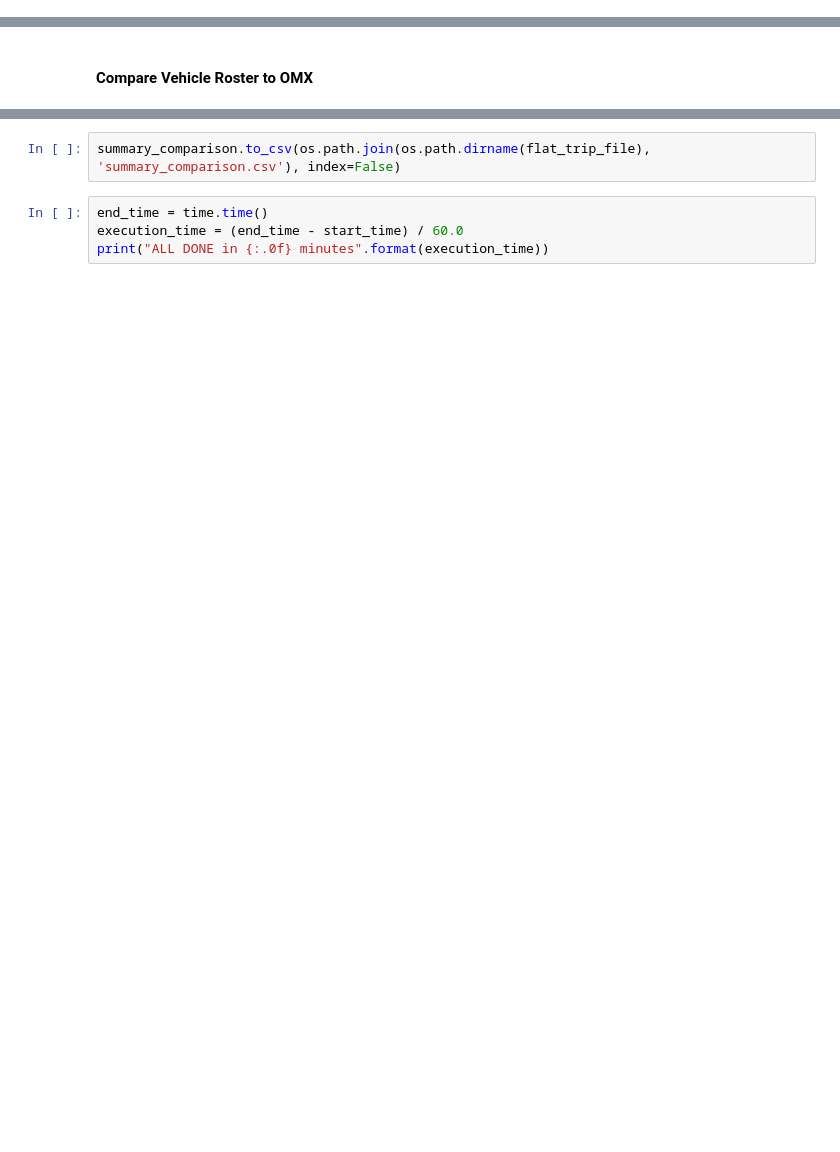
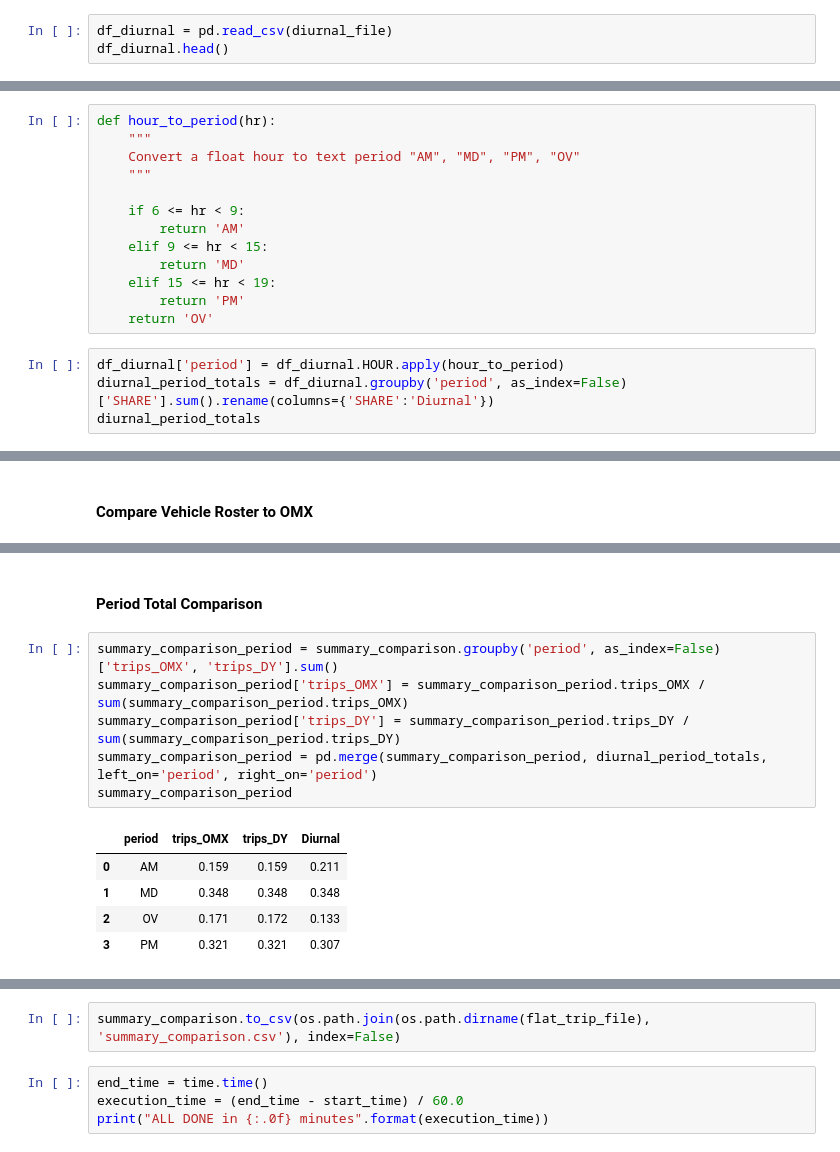
Before and after one commit to xys234/Work, a Jupyter notebook: notebooks/2019_05_30_Validate_Trip_Conversion.ipynb, the cells around one changed output, grey strips where cells are left out. Cells and saved outputs as stored; diff of their text form; blank space fills up the shorter version.

```diff
--- a/notebooks/2019_05_30_Validate_Trip_Conversion.ipynb
+++ b/notebooks/2019_05_30_Validate_Trip_Conversion.ipynb
@@ -73,0 +85,3 @@ VTYPE_LABEL = {
+# %%
+df_diurnal = pd.read_csv(diurnal_file)
+df_diurnal.head()
@@ -73,0 +95,17 @@ VTYPE_LABEL = {
+# %%
+def hour_to_period(hr):
+    """
+    Convert a float hour to text period "AM", "MD", "PM", "OV"
+    """
+
+    if 6 <= hr < 9:
+        return 'AM'
+    elif 9 <= hr < 15:
+        return 'MD'
+    elif 15 <= hr < 19:
+        return 'PM'
+    return 'OV'
+# %%
+df_diurnal['period'] = df_diurnal.HOUR.apply(hour_to_period)
+diurnal_period_totals = df_diurnal.groupby('period', as_index=False)['SHARE'].sum().rename(columns={'SHARE':'Diurnal'})
+diurnal_period_totals
@@ -475 +521,15 @@ Total Abs. Difference  = -2
 Total Rel. Difference  = -0.00%
+# %% [markdown]
+#### Period Total Comparison
+# %%
+summary_comparison_period = summary_comparison.groupby('period', as_index=False)['trips_OMX', 'trips_DY'].sum()
+summary_comparison_period['trips_OMX'] = summary_comparison_period.trips_OMX / sum(summary_comparison_period.trips_OMX)
+summary_comparison_period['trips_DY'] = summary_comparison_period.trips_DY / sum(summary_comparison_period.trips_DY)
+summary_comparison_period = pd.merge(summary_comparison_period, diurnal_period_totals, left_on='period', right_on='period')
+summary_comparison_period
+# %% [output]
+|  | period | trips_OMX | trips_DY | Diurnal |
+| 0 | AM | 0.159 | 0.159 | 0.211 |
+| 1 | MD | 0.348 | 0.348 | 0.348 |
+| 2 | OV | 0.171 | 0.172 | 0.133 |
+| 3 | PM | 0.321 | 0.321 | 0.307 |
```
Also changed, not shown: parts of 26 cells of this notebook, 6 other files.
